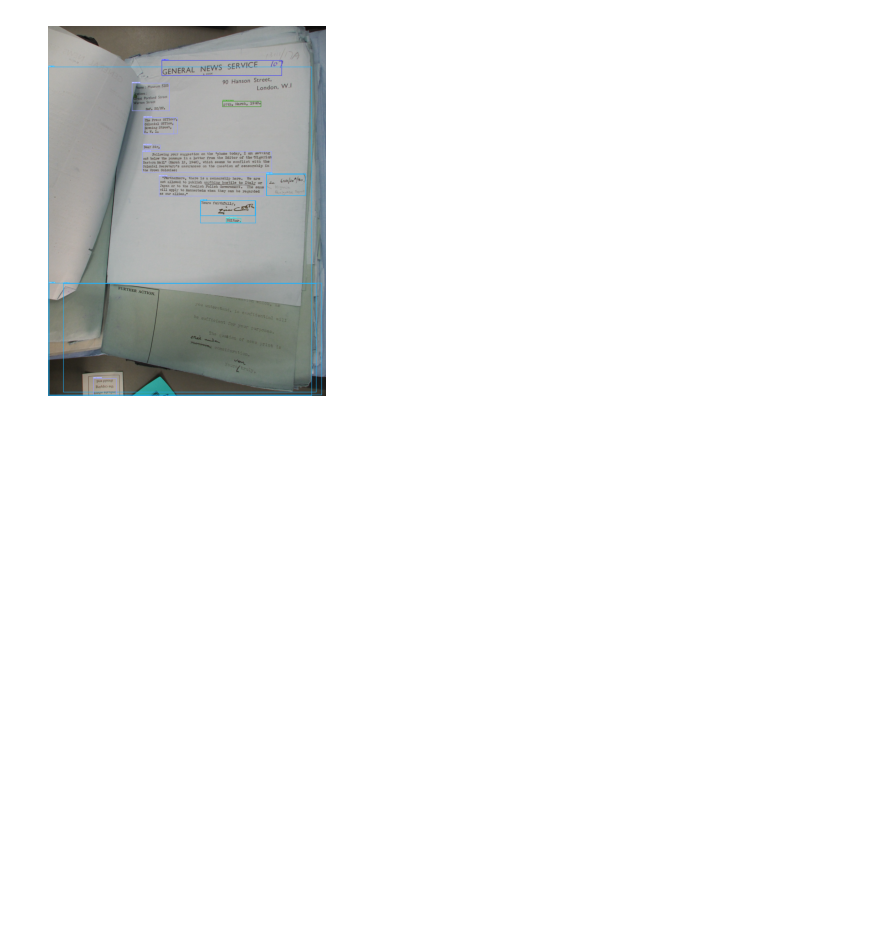
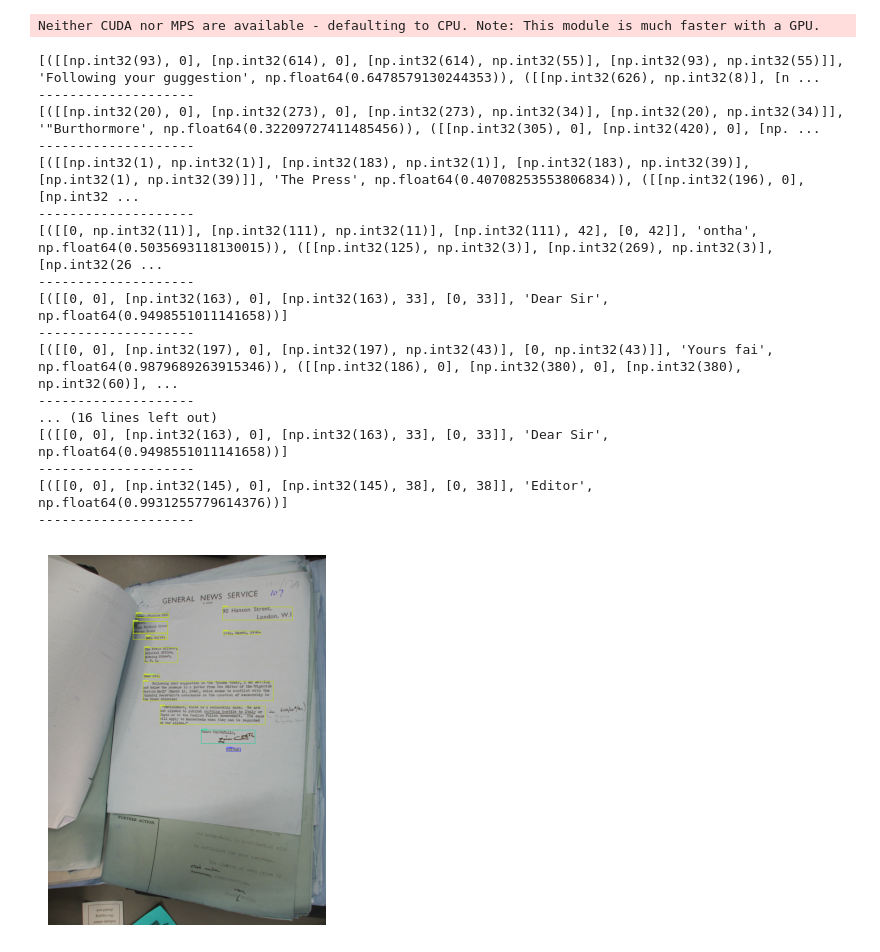
Before and after one commit to anuprulez/text_book_segmentation, a Jupyter notebook: detect_boxes_yolo.ipynb, the cells around one changed output. Drawn from its saved outputs; the diff is of its cells as text; code cells hidden in the pictures; blank space fills up the shorter version.

```diff
--- a/detect_boxes_yolo.ipynb
+++ b/detect_boxes_yolo.ipynb
@@ -2,9 +2,16 @@
 import os
 import cv2
 import matplotlib.pyplot as plt
+import json
 from doclayout_yolo import YOLOv10 # https://github.com/opendatalab/DocLayout-YOLO
+from geojson import Feature, FeatureCollection
+from shapely.geometry import box, mapping
+import easyocr
 
 
 BASE_PATH = "data/input/"
-model = YOLOv10(model="yolo_models/doclayout_yolo_docstructbench_imgsz1024.pt")
+BASE_OUTPUT_PATH = "data/output/"
+model = YOLOv10(model="yolo_models/doclayout_yolo_doclaynet_imgsz1120_docsynth_pretrain.pt")
+# doclayout_yolo_doclaynet_imgsz1120_docsynth_pretrain.pt
+# yolo_models/doclayout_yolo_docstructbench_imgsz1024.pt
 # %%
@@ -48,3 +124,8 @@ Speed: 4.0ms preprocess, 913.3ms inference, 0.6ms postprocess per image at shape
 # %%
-predict_layout(BASE_PATH + "two_sides_1.JPG", conf=0.01)
+#predict_layout(BASE_PATH + "two_sides_1.JPG", conf=0.09)
+
+
+raw_p = BASE_PATH + "two_sides_1.JPG"
+results = predict_layout(raw_p, conf=0.09, iou=0.5)
+extract_bb_crop(results, raw_p)
 # %% [output]
@@ -53,2 +150,20 @@ Speed: 3.9ms preprocess, 937.0ms inference, 1.2ms postprocess per image at shape
+Neither CUDA nor MPS are available - defaulting to CPU. Note: This module is much faster with a GPU.
+[([[np.int32(93), 0], [np.int32(614), 0], [np.int32(614), np.int32(55)], [np.int32(93), np.int32(55)]], 'Following your guggestion', np.float64(0.6478579130244353)), ([[np.int32(626), np.int32(8)], [n ...
+--------------------
+[([[np.int32(20), 0], [np.int32(273), 0], [np.int32(273), np.int32(34)], [np.int32(20), np.int32(34)]], '"Burthormore', np.float64(0.32209727411485456)), ([[np.int32(305), 0], [np.int32(420), 0], [np. ...
+--------------------
+[([[np.int32(1), np.int32(1)], [np.int32(183), np.int32(1)], [np.int32(183), np.int32(39)], [np.int32(1), np.int32(39)]], 'The Press', np.float64(0.40708253553806834)), ([[np.int32(196), 0], [np.int32 ...
+--------------------
+[([[0, np.int32(11)], [np.int32(111), np.int32(11)], [np.int32(111), 42], [0, 42]], 'ontha', np.float64(0.5035693118130015)), ([[np.int32(125), np.int32(3)], [np.int32(269), np.int32(3)], [np.int32(26 ...
+--------------------
+[([[0, 0], [np.int32(163), 0], [np.int32(163), 33], [0, 33]], 'Dear Sir', np.float64(0.9498551011141658))]
+--------------------
+[([[0, 0], [np.int32(197), 0], [np.int32(197), np.int32(43)], [0, np.int32(43)]], 'Yours fai', np.float64(0.9879689263915346)), ([[np.int32(186), 0], [np.int32(380), 0], [np.int32(380), np.int32(60)], ...
+--------------------
+... (16 lines left out)
+[([[0, 0], [np.int32(163), 0], [np.int32(163), 33], [0, 33]], 'Dear Sir', np.float64(0.9498551011141658))]
+--------------------
+[([[0, 0], [np.int32(145), 0], [np.int32(145), 38], [0, 38]], 'Editor', np.float64(0.9931255779614376))]
+--------------------
-[figure, old version]
+[figure, new version]
 # %%
```
Also changed, not shown: parts of 6 cells of this notebook.
